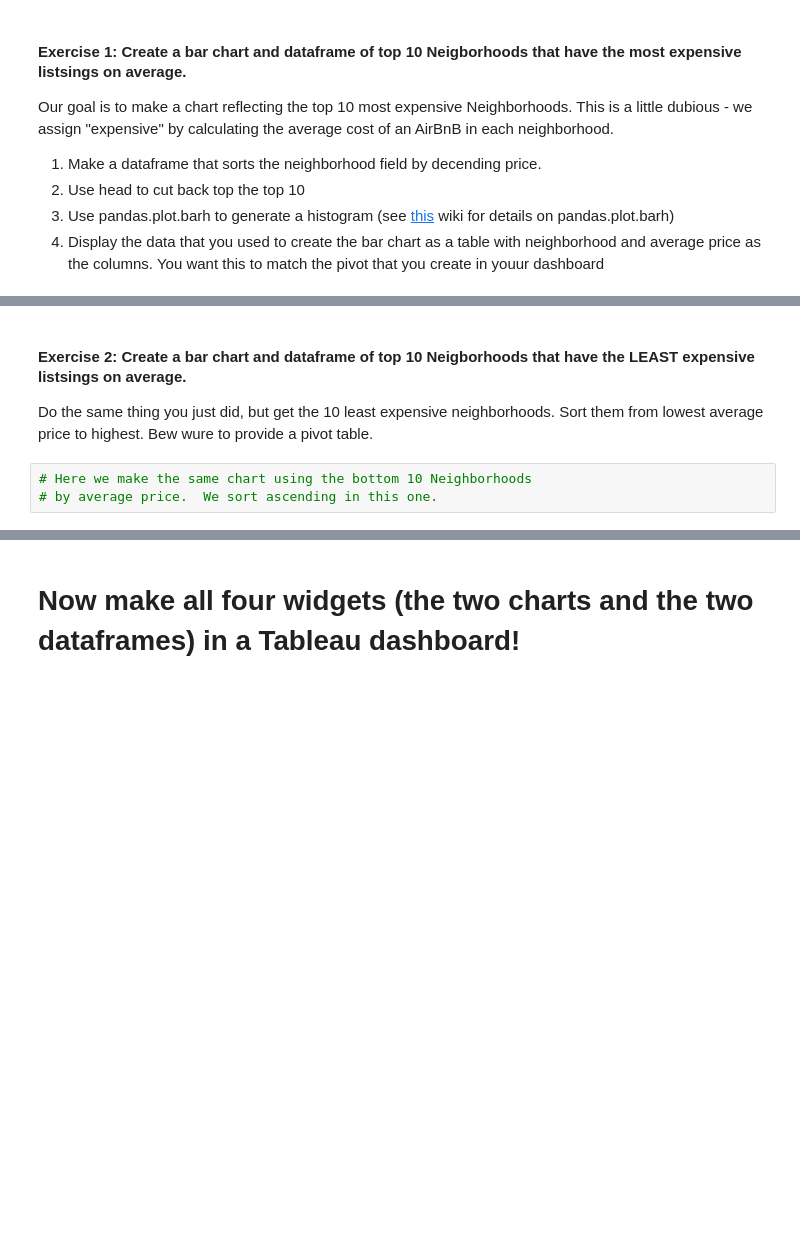
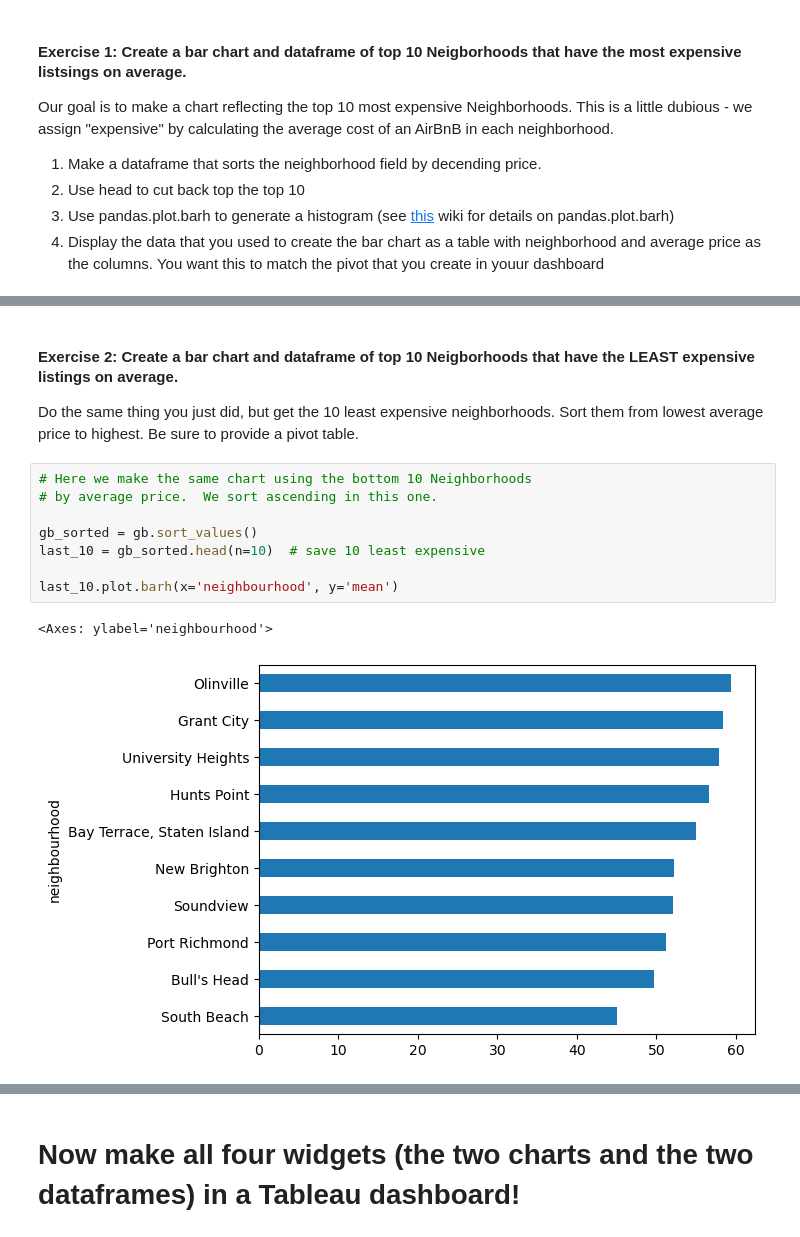
Before and after one commit to alyliann/my-fork-2024-DS-Tue, a Jupyter notebook: Week-03-Data_Analytics-Data_Viz-BI_tools/Exercise-AV.ipynb, the cells around one changed output, grey strips where cells are left out. Saved outputs shown, nothing was run; the diff lists cells and outputs as text; blank space fills up the shorter version.

Commit message:
Completed exercises

```diff
--- a/Week-03-Data_Analytics-Data_Viz-BI_tools/Exercise-AV.ipynb
+++ b/Week-03-Data_Analytics-Data_Viz-BI_tools/Exercise-AV.ipynb
@@ -36,9 +53,17 @@ df_top_10.plot.barh
 # %% [markdown]
-####  Exercise 2: Create a bar chart and dataframe of top 10 Neigborhoods that have the LEAST expensive listsings on average.
+####  Exercise 2: Create a bar chart and dataframe of top 10 Neigborhoods that have the LEAST expensive listings on average.
 
-Do the same thing you just did, but get the 10 least expensive neighborhoods.  Sort them from lowest average price to highest.  Bew wure to provide a pivot table.
+Do the same thing you just did, but get the 10 least expensive neighborhoods.  Sort them from lowest average price to highest.  Be sure to provide a pivot table.
 # %%
 # Here we make the same chart using the bottom 10 Neighborhoods
 # by average price.  We sort ascending in this one.
+
+gb_sorted = gb.sort_values()
+last_10 = gb_sorted.head(n=10)  # save 10 least expensive
+
+last_10.plot.barh(x='neighbourhood', y='mean')
+# %% [output]
+<Axes: ylabel='neighbourhood'>
+[figure, added]
 # %%
 # we also would like to have the corresponding pivot table of the lowest 10
```
Also changed, not shown: parts of 3 cells of this notebook.
